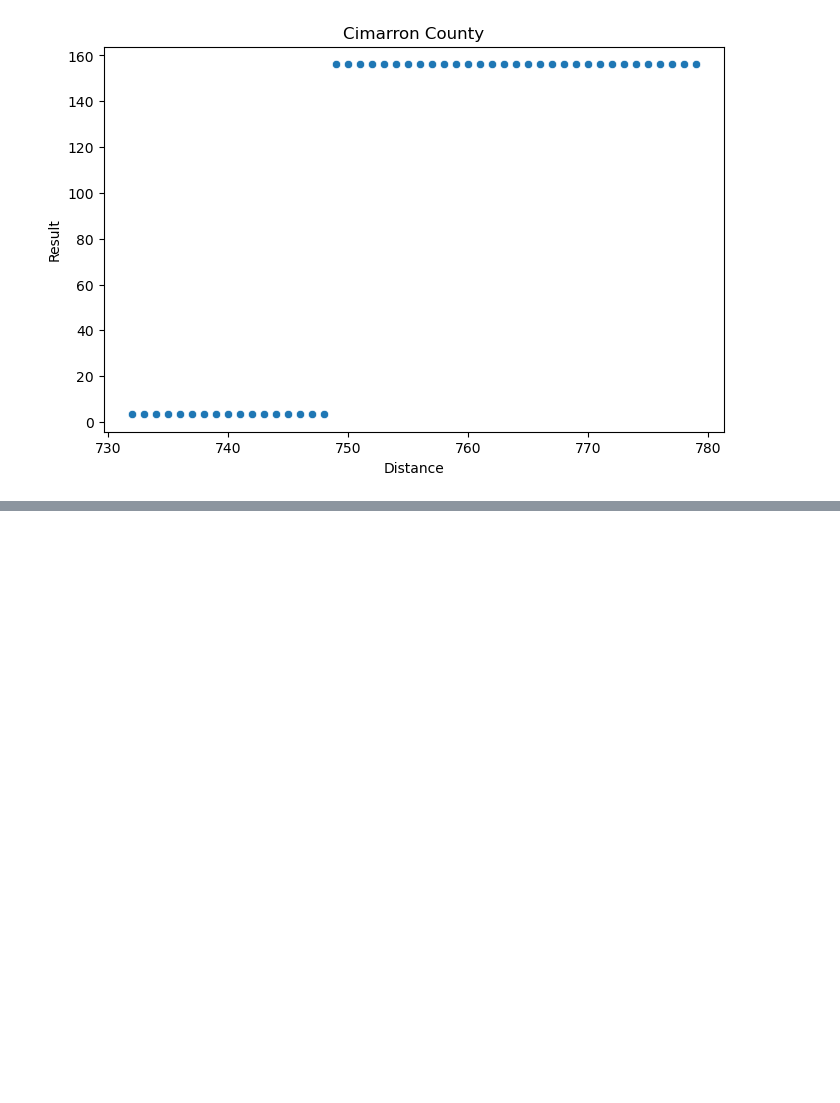
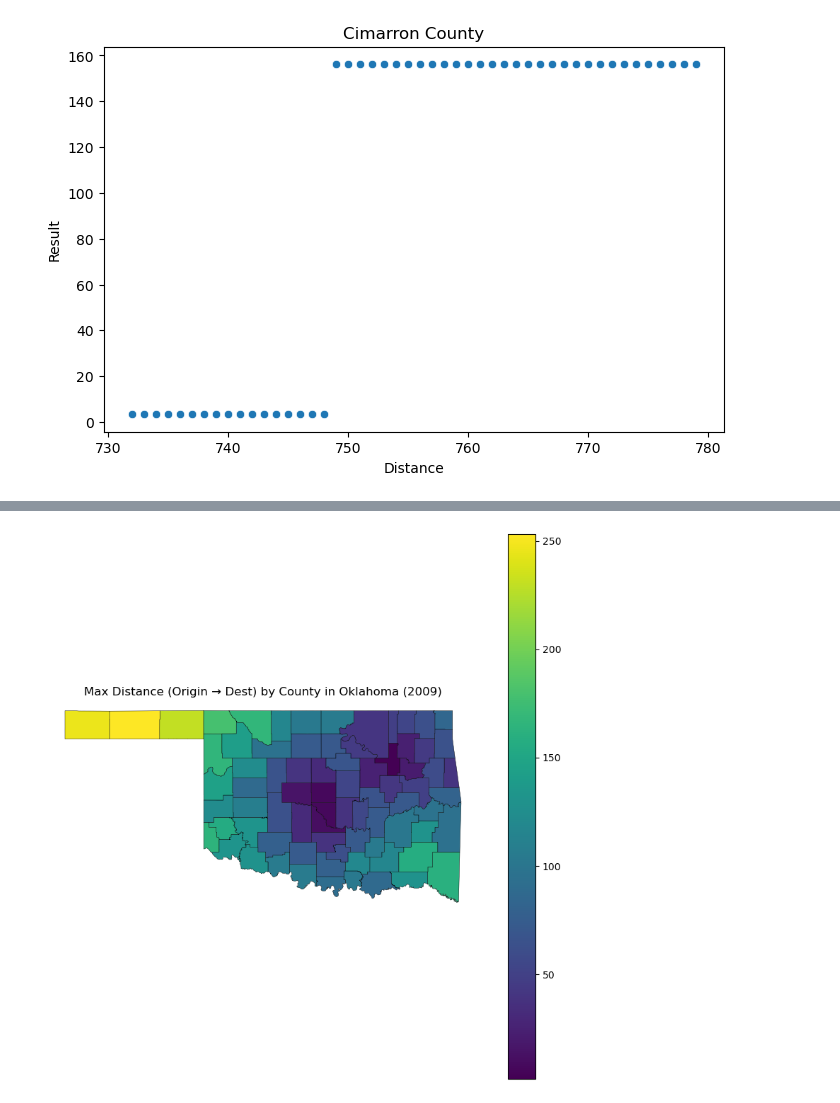
Before and after one commit to ravram193/oklahoma_gendered_mortality, a Jupyter notebook: code/02_eda_sanya.ipynb, the cells around one changed output, grey strips where cells are left out. Saved outputs shown, nothing was run; the diff lists cells and outputs as text; code cells hidden in the pictures; blank space fills up the shorter version.

```diff
--- a/code/02_eda_sanya.ipynb
+++ b/code/02_eda_sanya.ipynb
@@ -131,0 +190,79 @@ cim.sort_values('year')
+# %%
+import geopandas as gpd
+
+# Download all US counties from Census TIGER
+counties_gdf = gpd.read_file(
+    "https://www2.census.gov/geo/tiger/TIGER2024/COUNTY/tl_2024_us_county.zip"
+)
+# %%
+import pandas as pd
+import geopandas as gpd
+import matplotlib.pyplot as plt
+
+# -----------------------------
+# 1. Filter Oklahoma + 2009
+# Oklahoma FIPS always start with "40"
+# -----------------------------
+ok_2009 = df[
+    df["origin_fips_code"].astype(str).str.startswith("40") &
+    (df["year"] == 2009)
+].copy()
+
+# -----------------------------
+# 2. Get max distance per county
+# -----------------------------
+max_dist_2009 = (
+    ok_2009
+    .groupby("origin_fips_code")["distance_origintodest"]
+    .max()
+    .reset_index(name="max_dist_2009")
+)
+
+# Make sure FIPS are strings padded to 5 digits
+max_dist_2009["origin_fips_code"] = (
+    max_dist_2009["origin_fips_code"]
+    .astype(str)
+    .str.zfill(5)
+)
+
+# -----------------------------
+# 3. Get Oklahoma counties from shapefile
+# -----------------------------
+ok_counties = counties_gdf[counties_gdf["STATEFP"] == "40"].copy()
+
+# -----------------------------
+# 4. Merge data to geometry
+# -----------------------------
+ok_map = ok_counties.merge(
+    max_dist_2009,
+    left_on="GEOID",          # shapefile FIPS
+    right_on="origin_fips_code",
+    how="left"
+)
+
+# -----------------------------
+# 5. Plot heatmap choropleth
+# -----------------------------
+fig, ax = plt.subplots(figsize=(8, 8))
+
+ok_map.plot(
+    column="max_dist_2009",
+    cmap="viridis",
+    legend=True,
+    edgecolor="black",
+    linewidth=0.3,
+    missing_kwds={
+        "color": "lightgrey",
+        "edgecolor": "black",
+        "hatch": "///",
+        "label": "No data"
+    },
+    ax=ax
+)
+
+ax.set_title("Max Distance (Origin → Dest) by County in Oklahoma (2009)")
+ax.axis("off")
+plt.tight_layout()
+plt.show()
+# %% [output]
+[figure, added]
```
Also changed, not shown: parts of 21 cells of this notebook, 1 other file.
